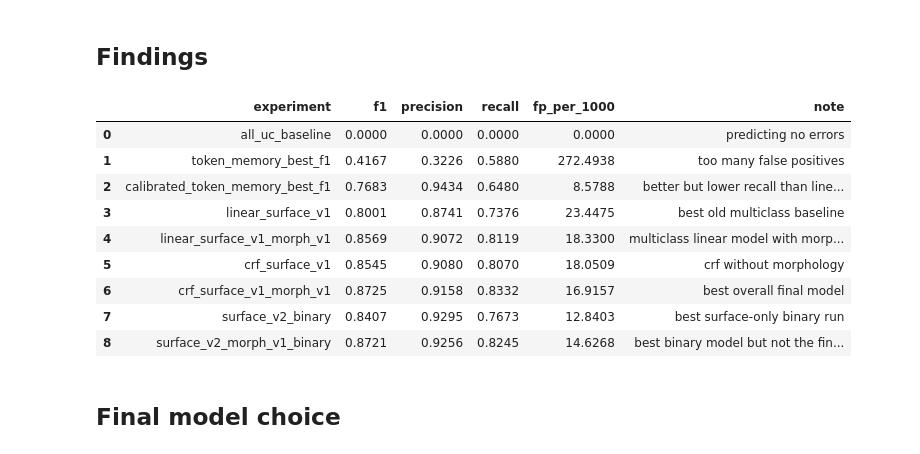
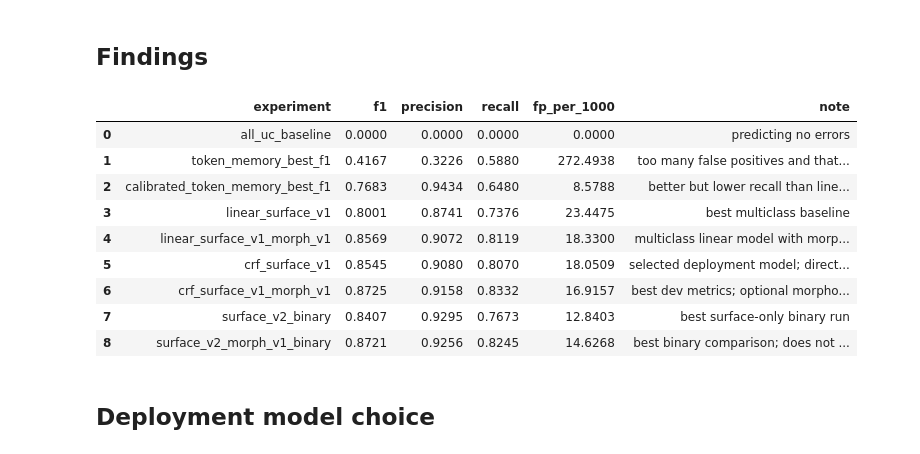
Before and after one commit to El-Maktab/baligh, a Jupyter notebook: src/services/ged/notebooks/ged_ml.ipynb, the cells around one changed output. Cells and saved outputs as stored; diff of their text form; code cells hidden in the pictures.

```diff
--- a/src/services/ged/notebooks/ged_ml.ipynb
+++ b/src/services/ged/notebooks/ged_ml.ipynb
@@ -1139,7 +1139,7 @@ experiment_summary = pd.DataFrame(
             "precision": token_memory_best["precision"],
             "recall": token_memory_best["recall"],
             "fp_per_1000": token_memory_best["fp_per_1000"],
-            "note": "too many false positives",
+            "note": "too many false positives and that's makes sense",
         },
         {
             "experiment": "calibrated_token_memory_best_f1",
@@ -1155,7 +1155,7 @@ experiment_summary = pd.DataFrame(
             "precision": linear_best["precision"],
             "recall": linear_best["recall"],
             "fp_per_1000": linear_best["fp_per_1000"],
-            "note": "best old multiclass baseline",
+            "note": "best multiclass baseline",
         },
         {
             "experiment": "linear_surface_v1_morph_v1",
@@ -1171,48 +1171,48 @@ experiment_summary = pd.DataFrame(
             "precision": crf_best["precision"],
             "recall": crf_best["recall"],
             "fp_per_1000": crf_best["fp_per_1000"],
-            "note": "crf without morphology",
+            "note": "selected deployment model; direct tags without morphology",
         },
         {
             "experiment": "crf_surface_v1_morph_v1",
             "f1": crf_morph_best["f1"],
             "precision": crf_morph_best["precision"],
             "recall": crf_morph_best["recall"],
             "fp_per_1000": crf_morph_best["fp_per_1000"],
-            "note": "best overall final model",
+            "note": "best dev metrics; optional morphology upgrade",
         },
         {
             "experiment": "surface_v2_binary",
             "f1": surface_result["best_row"]["f1"],
             "precision": surface_result["best_row"]["precision"],
             "recall": surface_result["best_row"]["recall"],
             "fp_per_1000": surface_result["best_row"]["fp_per_1000"],
             "note": "best surface-only binary run",
         },
         {
             "experiment": "surface_v2_morph_v1_binary",
             "f1": morph_result["best_row"]["f1"],
             "precision": morph_result["best_row"]["precision"],
             "recall": morph_result["best_row"]["recall"],
             "fp_per_1000": morph_result["best_row"]["fp_per_1000"],
-            "note": "best binary model but not the final winner",
+            "note": "best binary comparison; does not directly provide tags",
         },
     ]
 ).round(4)
 
 experiment_summary
 # %% [output]
 |  | experiment | f1 | precision | recall | fp_per_1000 | note |
 | 0 | all_uc_baseline | 0.0000 | 0.0000 | 0.0000 | 0.0000 | predicting no errors |
-| 1 | token_memory_best_f1 | 0.4167 | 0.3226 | 0.5880 | 272.4938 | too many false positives |
+| 1 | token_memory_best_f1 | 0.4167 | 0.3226 | 0.5880 | 272.4938 | too many false positives and that... |
 | 2 | calibrated_token_memory_best_f1 | 0.7683 | 0.9434 | 0.6480 | 8.5788 | better but lower recall than line... |
-| 3 | linear_surface_v1 | 0.8001 | 0.8741 | 0.7376 | 23.4475 | best old multiclass baseline |
+| 3 | linear_surface_v1 | 0.8001 | 0.8741 | 0.7376 | 23.4475 | best multiclass baseline |
 | 4 | linear_surface_v1_morph_v1 | 0.8569 | 0.9072 | 0.8119 | 18.3300 | multiclass linear model with morp... |
-| 5 | crf_surface_v1 | 0.8545 | 0.9080 | 0.8070 | 18.0509 | crf without morphology |
-| 6 | crf_surface_v1_morph_v1 | 0.8725 | 0.9158 | 0.8332 | 16.9157 | best overall final model |
+| 5 | crf_surface_v1 | 0.8545 | 0.9080 | 0.8070 | 18.0509 | selected deployment model; direct... |
+| 6 | crf_surface_v1_morph_v1 | 0.8725 | 0.9158 | 0.8332 | 16.9157 | best dev metrics; optional morpho... |
 | 7 | surface_v2_binary | 0.8407 | 0.9295 | 0.7673 | 12.8403 | best surface-only binary run |
-| 8 | surface_v2_morph_v1_binary | 0.8721 | 0.9256 | 0.8245 | 14.6268 | best binary model but not the fin... |
+| 8 | surface_v2_morph_v1_binary | 0.8721 | 0.9256 | 0.8245 | 14.6268 | best binary comparison; does not ... |
 # %% [markdown]
-## Final model choice
+## Deployment model choice
 # %%
 # ========================================
```
Also changed, not shown: parts of 5 cells of this notebook, 7 other files.
